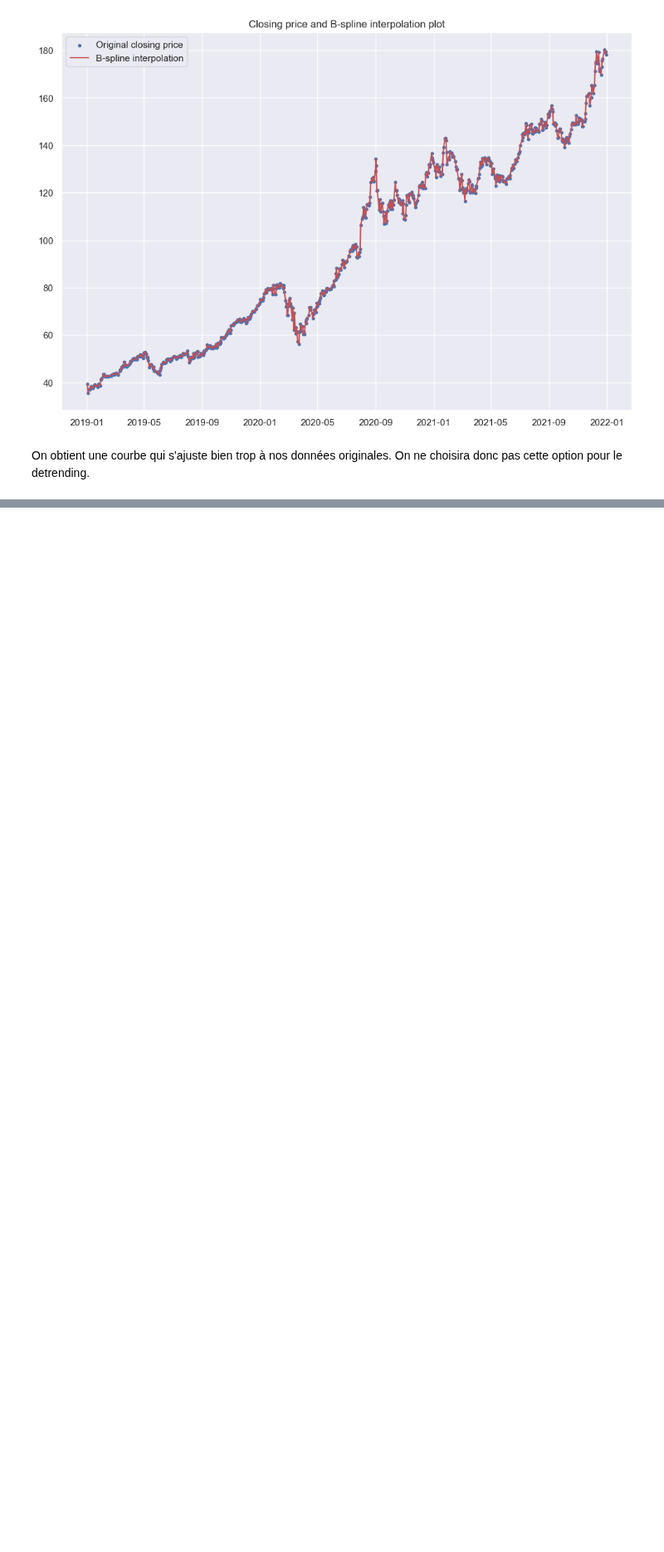
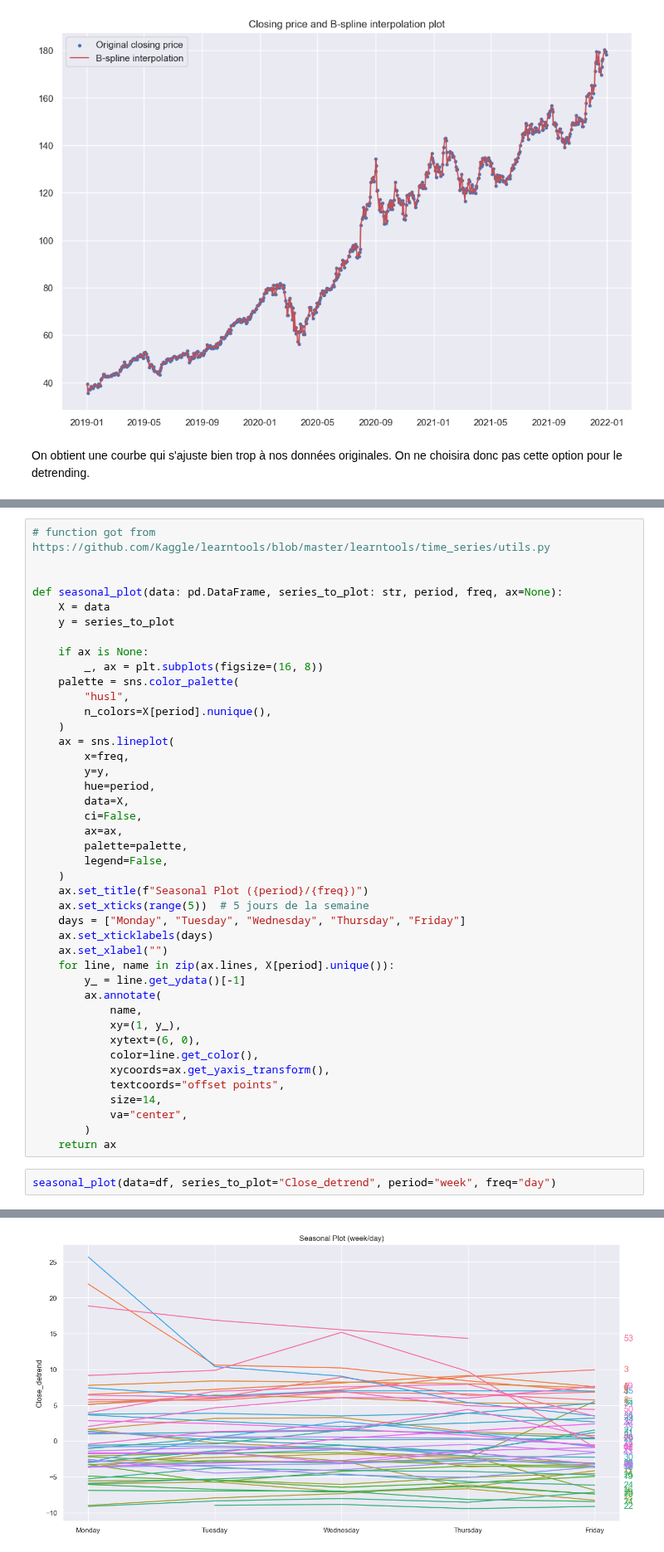
Before and after one commit to Ab2nour/stock-analysis, a Jupyter notebook: src/decomposition.ipynb, the cells around one changed output, grey strips where cells are left out. Shown at 83% size. Saved outputs shown, nothing was run; the diff lists cells and outputs as text; blank space fills up the shorter version.

Commit message:
feat: add seasonal plot

```diff
--- a/src/decomposition.ipynb
+++ b/src/decomposition.ipynb
@@ -297,0 +313,45 @@ On obtient une courbe qui s'ajuste bien trop à nos données originales. On ne c
+# %%
+# function got from https://github.com/Kaggle/learntools/blob/master/learntools/time_series/utils.py
+
+
+def seasonal_plot(data: pd.DataFrame, series_to_plot: str, period, freq, ax=None):
+    X = data
+    y = series_to_plot
+
+    if ax is None:
+        _, ax = plt.subplots(figsize=(16, 8))
+    palette = sns.color_palette(
+        "husl",
+        n_colors=X[period].nunique(),
+    )
+    ax = sns.lineplot(
+        x=freq,
+        y=y,
+        hue=period,
+        data=X,
+        ci=False,
+        ax=ax,
+        palette=palette,
+        legend=False,
+    )
+    ax.set_title(f"Seasonal Plot ({period}/{freq})")
+    ax.set_xticks(range(5))  # 5 jours de la semaine
+    days = ["Monday", "Tuesday", "Wednesday", "Thursday", "Friday"]
+    ax.set_xticklabels(days)
+    ax.set_xlabel("")
+    for line, name in zip(ax.lines, X[period].unique()):
+        y_ = line.get_ydata()[-1]
+        ax.annotate(
+            name,
+            xy=(1, y_),
+            xytext=(6, 0),
+            color=line.get_color(),
+            xycoords=ax.get_yaxis_transform(),
+            textcoords="offset points",
+            size=14,
+            va="center",
+        )
+    return ax
+# %%
+seasonal_plot(data=df, series_to_plot="Close_detrend", period="week", freq="day")
+# %% [output]
@@ -297,0 +362 @@ On obtient une courbe qui s'ajuste bien trop à nos données originales. On ne c
+[figure, added]
```
Also changed, not shown: parts of 5 cells of this notebook.
